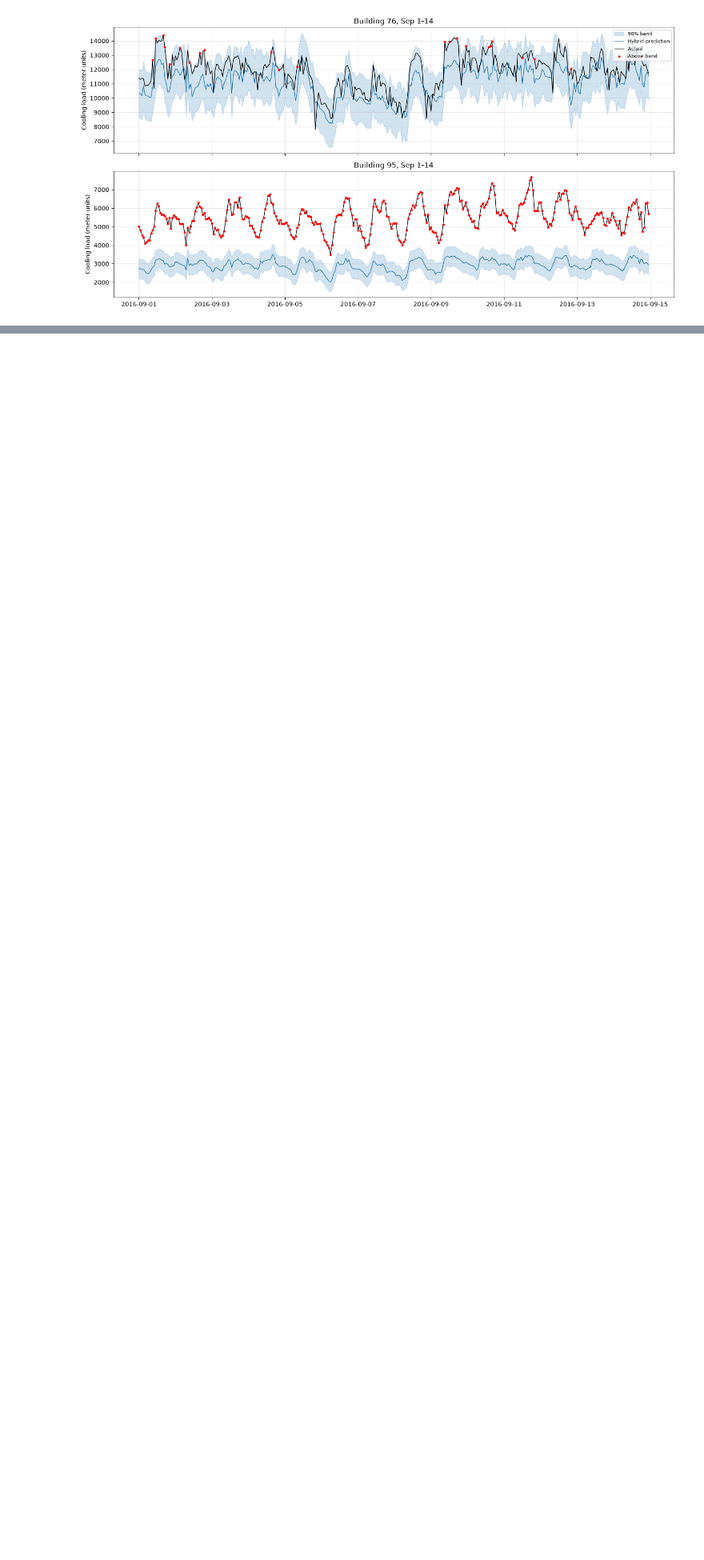
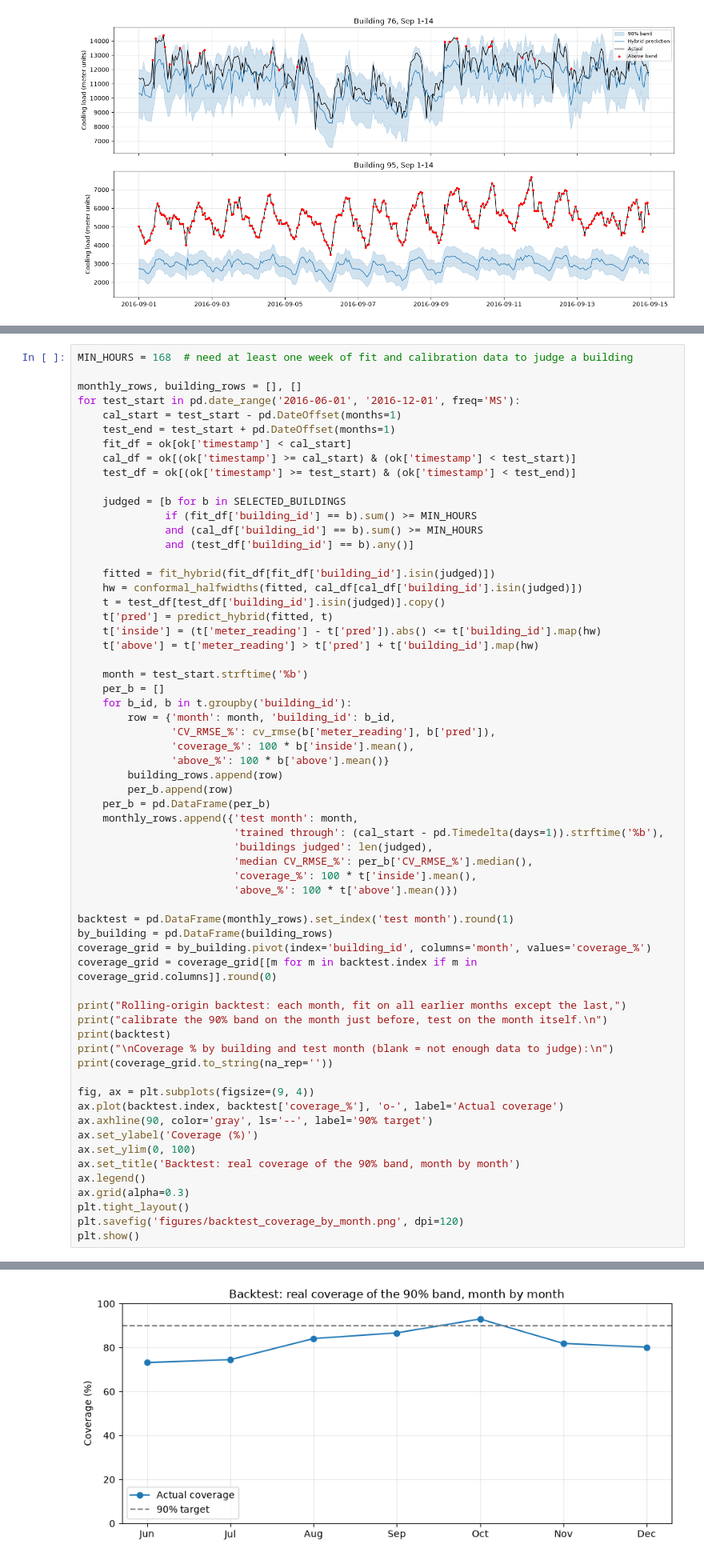
Before and after one commit to Data-Laur/cooling-check, a Jupyter notebook: cooling_check.ipynb, the cells around one changed output, grey strips where cells are left out. Shown at 80% size. Drawn from its saved outputs; the diff is of its cells as text; blank space fills up the shorter version.

```diff
--- a/cooling_check.ipynb
+++ b/cooling_check.ipynb
@@ -642,0 +647,63 @@ all buildings                   NaN           67.5          25.2           7.3
+# %%
+MIN_HOURS = 168  # need at least one week of fit and calibration data to judge a building
+
+monthly_rows, building_rows = [], []
+for test_start in pd.date_range('2016-06-01', '2016-12-01', freq='MS'):
+    cal_start = test_start - pd.DateOffset(months=1)
+    test_end = test_start + pd.DateOffset(months=1)
+    fit_df = ok[ok['timestamp'] < cal_start]
+    cal_df = ok[(ok['timestamp'] >= cal_start) & (ok['timestamp'] < test_start)]
+    test_df = ok[(ok['timestamp'] >= test_start) & (ok['timestamp'] < test_end)]
+
+    judged = [b for b in SELECTED_BUILDINGS
+              if (fit_df['building_id'] == b).sum() >= MIN_HOURS
+              and (cal_df['building_id'] == b).sum() >= MIN_HOURS
+              and (test_df['building_id'] == b).any()]
+
+    fitted = fit_hybrid(fit_df[fit_df['building_id'].isin(judged)])
+    hw = conformal_halfwidths(fitted, cal_df[cal_df['building_id'].isin(judged)])
+    t = test_df[test_df['building_id'].isin(judged)].copy()
+    t['pred'] = predict_hybrid(fitted, t)
+    t['inside'] = (t['meter_reading'] - t['pred']).abs() <= t['building_id'].map(hw)
+    t['above'] = t['meter_reading'] > t['pred'] + t['building_id'].map(hw)
+
+    month = test_start.strftime('%b')
+    per_b = []
+    for b_id, b in t.groupby('building_id'):
+        row = {'month': month, 'building_id': b_id,
+               'CV_RMSE_%': cv_rmse(b['meter_reading'], b['pred']),
+               'coverage_%': 100 * b['inside'].mean(),
+               'above_%': 100 * b['above'].mean()}
+        building_rows.append(row)
+        per_b.append(row)
+    per_b = pd.DataFrame(per_b)
+    monthly_rows.append({'test month': month,
+                         'trained through': (cal_start - pd.Timedelta(days=1)).strftime('%b'),
+                         'buildings judged': len(judged),
+                         'median CV_RMSE_%': per_b['CV_RMSE_%'].median(),
+                         'coverage_%': 100 * t['inside'].mean(),
+                         'above_%': 100 * t['above'].mean()})
+
+backtest = pd.DataFrame(monthly_rows).set_index('test month').round(1)
+by_building = pd.DataFrame(building_rows)
+coverage_grid = by_building.pivot(index='building_id', columns='month', values='coverage_%')
+coverage_grid = coverage_grid[[m for m in backtest.index if m in coverage_grid.columns]].round(0)
+
+print("Rolling-origin backtest: each month, fit on all earlier months except the last,")
+print("calibrate the 90% band on the month just before, test on the month itself.\n")
+print(backtest)
+print("\nCoverage % by building and test month (blank = not enough data to judge):\n")
+print(coverage_grid.to_string(na_rep=''))
+
+fig, ax = plt.subplots(figsize=(9, 4))
+ax.plot(backtest.index, backtest['coverage_%'], 'o-', label='Actual coverage')
+ax.axhline(90, color='gray', ls='--', label='90% target')
+ax.set_ylabel('Coverage (%)')
+ax.set_ylim(0, 100)
+ax.set_title('Backtest: real coverage of the 90% band, month by month')
+ax.legend()
+ax.grid(alpha=0.3)
+plt.tight_layout()
+plt.savefig('figures/backtest_coverage_by_month.png', dpi=120)
+plt.show()
+# %% [output]
@@ -642,0 +727 @@ all buildings                   NaN           67.5          25.2           7.3
+[figure, added]
```
Also changed, not shown: parts of 2 cells of this notebook, 1 other file.
